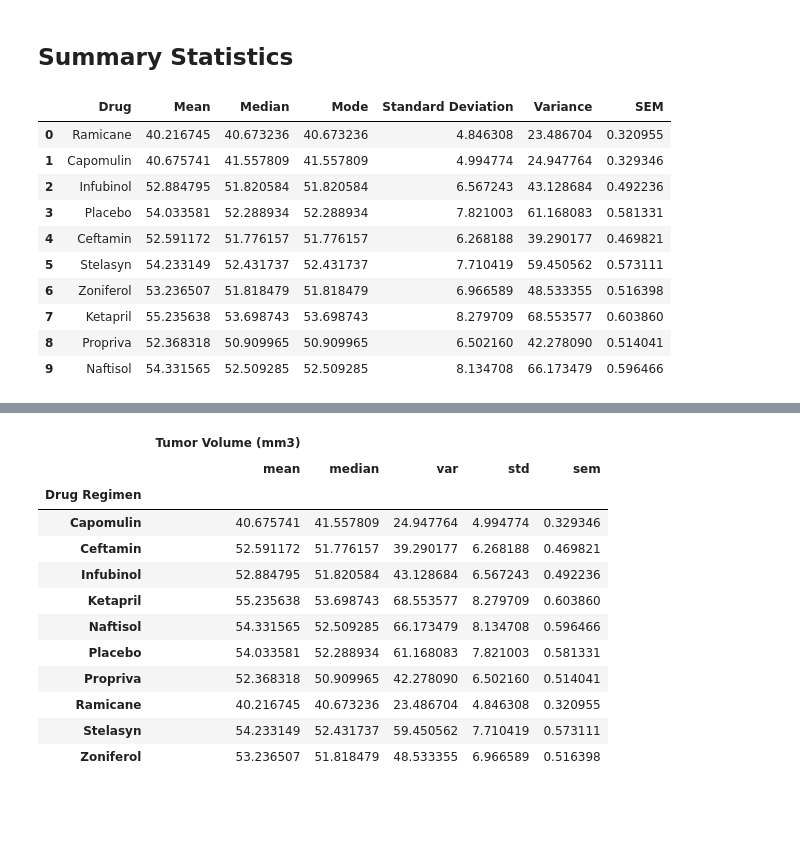
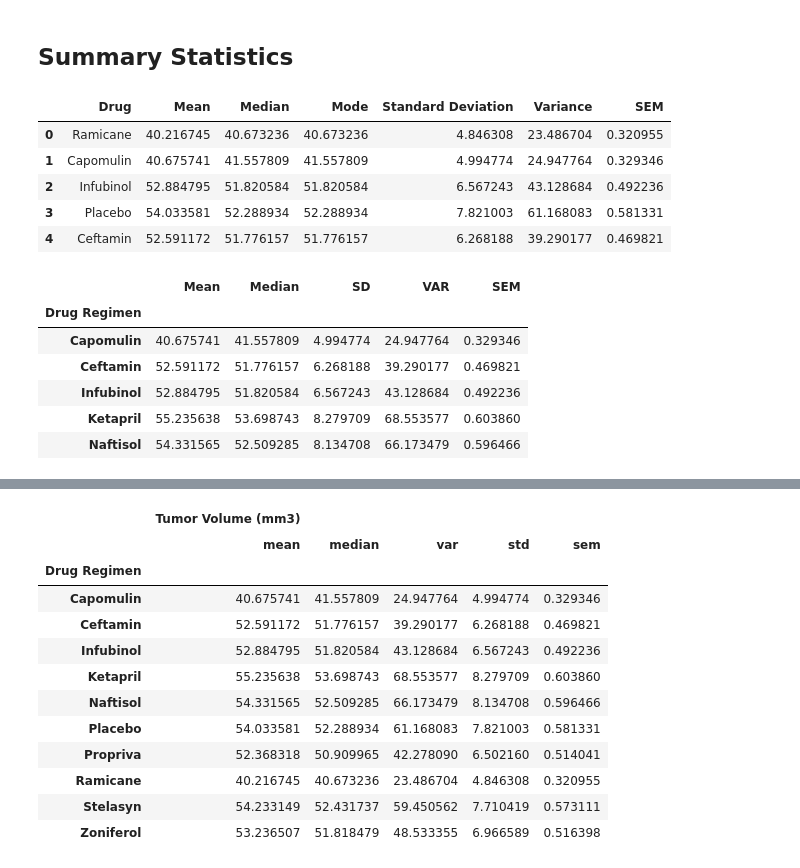
Before and after one commit to KathrynPanger/pharmaceutical-testing, a Jupyter notebook: pymaceuticals_starter.ipynb, the cells around one changed output, grey strips where cells are left out. Cells and saved outputs as stored; diff of their text form; code cells hidden in the pictures; blank space fills up the shorter version.

```diff
--- a/pymaceuticals_starter.ipynb
+++ b/pymaceuticals_starter.ipynb
@@ -83,23 +77,42 @@ clean_mouse_df
 # %%
 #Note: I talked to Andrew about my homework and he showed me the alternative (probably better) ways to solve this problem.
 # I'll show all three of them here so that I'm not plagarizing his methods but I still get to practice them. Below is the
 #first way I solved the problem, and the next two cells are his methods.
 
 #METHOD 1: LOOP THROUGH THE DATA AND BUILD A DATAFRAME
 
 drug_means=[]
 drug_medians=[]
 drug_modes=[]
 drug_sds=[]
 drug_SEMs=[]
 
 #----get the drugs
 drugs=clean_mouse_df["Drug Regimen"].unique()
 
 #----loop through the data and populate a list of summary statistics for each drug
 for drug in drugs:
     drug_means.append (np.mean((clean_mouse_df.loc[clean_mouse_df["Drug Regimen"]==drug, "Tumor Volume (mm3)"]))), #means
     drug_medians.append(np.median((clean_mouse_df.loc[clean_mouse_df["Drug Regimen"]==drug, "Tumor Volume (mm3)"]))) #medians
     drug_modes.append(st.mode((clean_mouse_df.loc[clean_mouse_df["Drug Regimen"]==drug, "Tumor Volume (mm3)"]))[0]) #modes
     drug_sds.append((clean_mouse_df.loc[clean_mouse_df["Drug Regimen"]==drug, "Tumor Volume (mm3)"]).std()) #sds
     drug_SEMs.append((clean_mouse_df.loc[clean_mouse_df["Drug Regimen"]==drug, "Tumor Volume (mm3)"]).sem())
+
+#----build the dataframe
+drug_summary_stats =pd.DataFrame({
+    "Drug":(drug for drug in drugs),
+    "Mean":[value for value in drug_means],
+    "Median":[value for value in drug_medians],
+    "Mode":[value for value in drug_medians],
+    "Standard Deviation":[value for value in drug_sds],
+    "Variance":[value**2 for value in drug_sds],
+    "SEM ":[value for value in drug_SEMs]})
+
+drug_summary_stats.head()
+# %% [output]
+|  | Drug | Mean | Median | Mode | Standard Deviation | Variance | SEM |
+| 0 | Ramicane | 40.216745 | 40.673236 | 40.673236 | 4.846308 | 23.486704 | 0.320955 |
+| 1 | Capomulin | 40.675741 | 41.557809 | 41.557809 | 4.994774 | 24.947764 | 0.329346 |
+| 2 | Infubinol | 52.884795 | 51.820584 | 51.820584 | 6.567243 | 43.128684 | 0.492236 |
+| 3 | Placebo | 54.033581 | 52.288934 | 52.288934 | 7.821003 | 61.168083 | 0.581331 |
+| 4 | Ceftamin | 52.591172 | 51.776157 | 51.776157 | 6.268188 | 39.290177 | 0.469821 |
@@ -115,19 +119,6 @@ drug_summary_stats =pd.DataFrame({
-# %%
-drug_summary_stats
-# %% [output]
-|  | Drug | Mean | Median | Mode | Standard Deviation | Variance | SEM |
-| 0 | Ramicane | 40.216745 | 40.673236 | 40.673236 | 4.846308 | 23.486704 | 0.320955 |
-| 1 | Capomulin | 40.675741 | 41.557809 | 41.557809 | 4.994774 | 24.947764 | 0.329346 |
-| 2 | Infubinol | 52.884795 | 51.820584 | 51.820584 | 6.567243 | 43.128684 | 0.492236 |
-| 3 | Placebo | 54.033581 | 52.288934 | 52.288934 | 7.821003 | 61.168083 | 0.581331 |
-| 4 | Ceftamin | 52.591172 | 51.776157 | 51.776157 | 6.268188 | 39.290177 | 0.469821 |
-| 5 | Stelasyn | 54.233149 | 52.431737 | 52.431737 | 7.710419 | 59.450562 | 0.573111 |
-| 6 | Zoniferol | 53.236507 | 51.818479 | 51.818479 | 6.966589 | 48.533355 | 0.516398 |
-| 7 | Ketapril | 55.235638 | 53.698743 | 53.698743 | 8.279709 | 68.553577 | 0.603860 |
-| 8 | Propriva | 52.368318 | 50.909965 | 50.909965 | 6.502160 | 42.278090 | 0.514041 |
-| 9 | Naftisol | 54.331565 | 52.509285 | 52.509285 | 8.134708 | 66.173479 | 0.596466 |
 # %%
-#Get summary statistics using the groupby method:
+#METHOD 2: GET SUMMARY STATS WITH GROUPBY METHOD
+
 #Note: I didn't get the mode to work using this method. I'm sure that I could, but I wanted to continue on with the assignment.
 #without further delay.
 
@@ -142,3 +133,13 @@ drug_summary_stats2 =pd.DataFrame({
     "SD":(standard_dev),
     "VAR":(standard_dev**2),
     "SEM":(sem)})
+
+drug_summary_stats2.head()
+# %% [output]
+|  | Mean | Median | SD | VAR | SEM |
+| Drug Regimen |  |  |  |  |  |
+| Capomulin | 40.675741 | 41.557809 | 4.994774 | 24.947764 | 0.329346 |
+| Ceftamin | 52.591172 | 51.776157 | 6.268188 | 39.290177 | 0.469821 |
+| Infubinol | 52.884795 | 51.820584 | 6.567243 | 43.128684 | 0.492236 |
+| Ketapril | 55.235638 | 53.698743 | 8.279709 | 68.553577 | 0.603860 |
+| Naftisol | 54.331565 | 52.509285 | 8.134708 | 66.173479 | 0.596466 |
```
Also changed, not shown: parts of 17 cells of this notebook.
